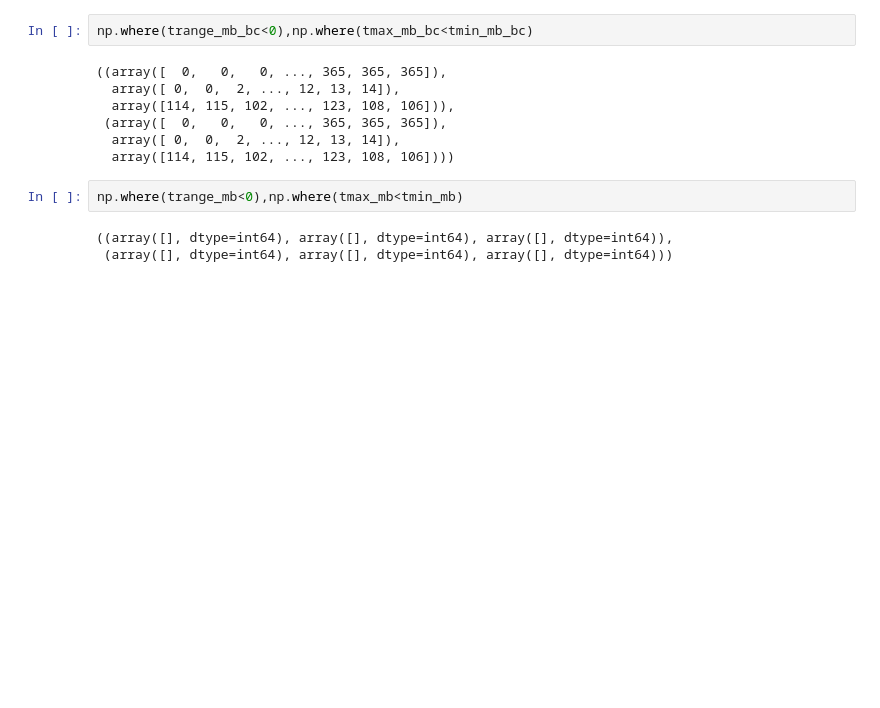
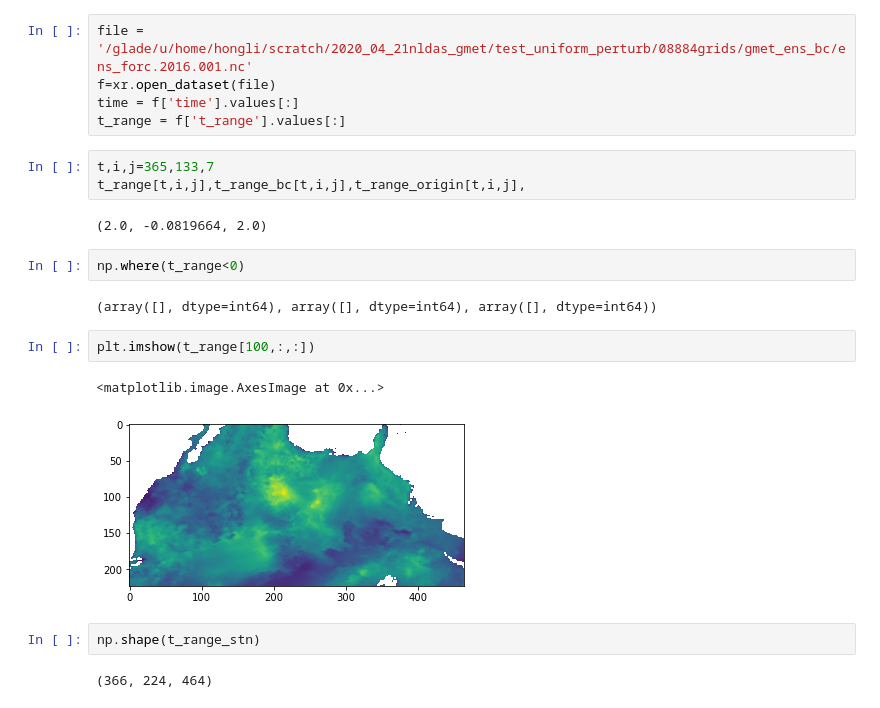
Before and after one commit to h294liu/2020_04_21nldas_gmet, a Jupyter notebook: Untitled.ipynb, the cells around one changed output. Drawn from its saved outputs; the diff is of its cells as text; blank space fills up the shorter version.

```diff
--- a/Untitled.ipynb
+++ b/Untitled.ipynb
@@ -173,14 +79,23 @@ Done
+# %%
+file = '/glade/u/home/hongli/scratch/2020_04_21nldas_gmet/test_uniform_perturb/08884grids/gmet_ens_bc/ens_forc.2016.001.nc'
+f=xr.open_dataset(file)
+time = f['time'].values[:]
+t_range = f['t_range'].values[:]
+# %%
+t,i,j=365,133,7
+t_range[t,i,j],t_range_bc[t,i,j],t_range_origin[t,i,j],
+# %% [output]
+(2.0, -0.0819664, 2.0)
 # %%
-np.where(trange_mb_bc<0),np.where(tmax_mb_bc<tmin_mb_bc)
+np.where(t_range<0)
 # %% [output]
-((array([  0,   0,   0, ..., 365, 365, 365]),
-  array([ 0,  0,  2, ..., 12, 13, 14]),
-  array([114, 115, 102, ..., 123, 108, 106])),
- (array([  0,   0,   0, ..., 365, 365, 365]),
-  array([ 0,  0,  2, ..., 12, 13, 14]),
-  array([114, 115, 102, ..., 123, 108, 106])))
+(array([], dtype=int64), array([], dtype=int64), array([], dtype=int64))
-# %%
-np.where(trange_mb<0),np.where(tmax_mb<tmin_mb)
-# %% [output]
-((array([], dtype=int64), array([], dtype=int64), array([], dtype=int64)),
- (array([], dtype=int64), array([], dtype=int64), array([], dtype=int64)))
+# %%
+plt.imshow(t_range[100,:,:])
+# %% [output]
+<matplotlib.image.AxesImage at 0x...>
+[figure, added]
+# %%
+np.shape(t_range_stn)
+# %% [output]
+(366, 224, 464)
```
Also changed, not shown: parts of 13 cells of this notebook, 35 other files.
